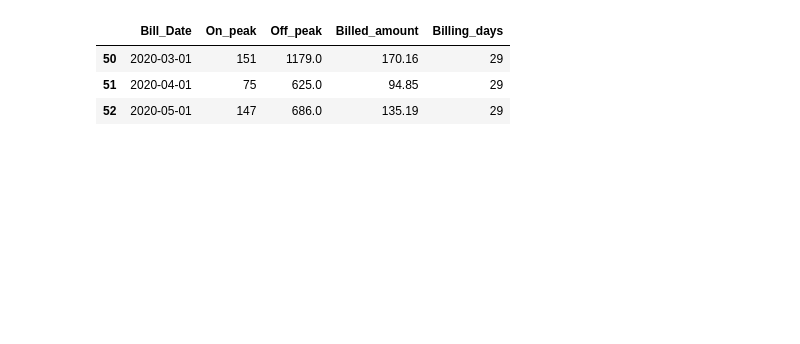
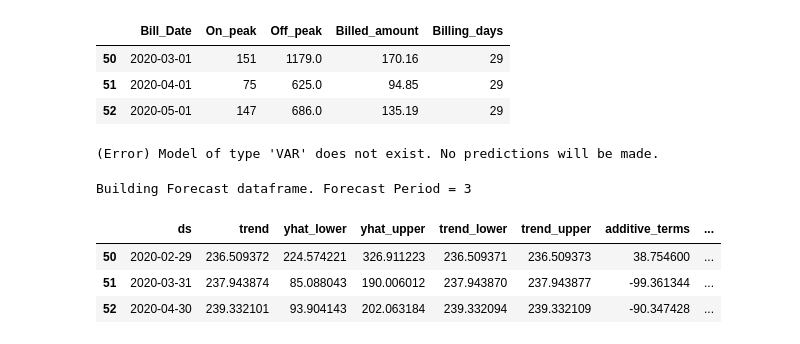
Before and after one commit to gulabpatel/TimeSeries, a Jupyter notebook: AutoML_auto_ts_electricity_consumption_data.ipynb, the cells around one changed output. Drawn from its saved outputs; the diff is of its cells as text; code cells hidden in the pictures; blank space fills up the shorter version.

```diff
--- a/AutoML_auto_ts_electricity_consumption_data.ipynb
+++ b/AutoML_auto_ts_electricity_consumption_data.ipynb
@@ -257 +202,3 @@ Best Model is:
+# %%
+ml_dict = AT.auto_timeseries(score_type='rmse', non_seasonal_pdq=(2,1,2), seasonality=True, model_type=['best'], verbose=2)
 # %%
@@ -273,0 +208,2 @@ array([212.7912669 , 201.479645  , 104.6525523 , 113.84473249,
+# %%
+ml_dict.fit(traindata=train[['Bill_Date','Billed_amount']], ts_column='Bill_Date', target='Billed_amount', cv=3)
@@ -278,3 +238,18 @@ test.head()
 | 50 | 2020-03-01 | 151 | 1179.0 | 170.16 | 29 |
 | 51 | 2020-04-01 | 75 | 625.0 | 94.85 | 29 |
 | 52 | 2020-05-01 | 147 | 686.0 | 135.19 | 29 |
+# %%
+
+future_predictions = ml_dict.predict(testdata=test[['Bill_Date','Billed_amount']], model='VAR')
+future_predictions
+# %% [output]
+(Error) Model of type 'VAR' does not exist. No predictions will be made.
+# %%
+future_predictions = ml_dict.predict(testdata=test[['Bill_Date','Billed_amount']], model='Prophet')
+future_predictions
+# %% [output]
+Building Forecast dataframe. Forecast Period = 3
+|  | ds | trend | yhat_lower | yhat_upper | trend_lower | trend_upper | additive_terms | ... |
+| 50 | 2020-02-29 | 236.509372 | 224.574221 | 326.911223 | 236.509371 | 236.509373 | 38.754600 | ... |
+| 51 | 2020-03-31 | 237.943874 | 85.088043 | 190.006012 | 237.943870 | 237.943877 | -99.361344 | ... |
+| 52 | 2020-04-30 | 239.332101 | 93.904143 | 202.063184 | 239.332094 | 239.332109 | -90.347428 | ... |
```
Also changed, not shown: parts of 10 cells of this notebook.
